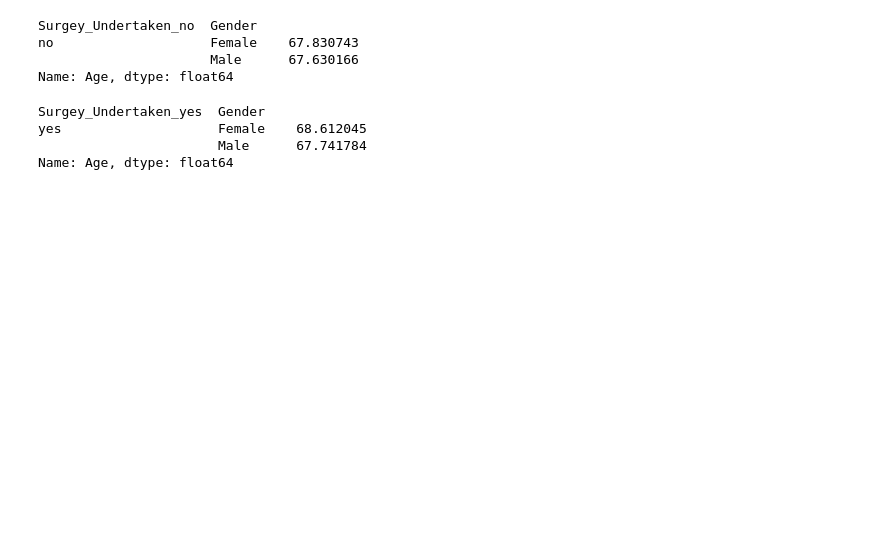
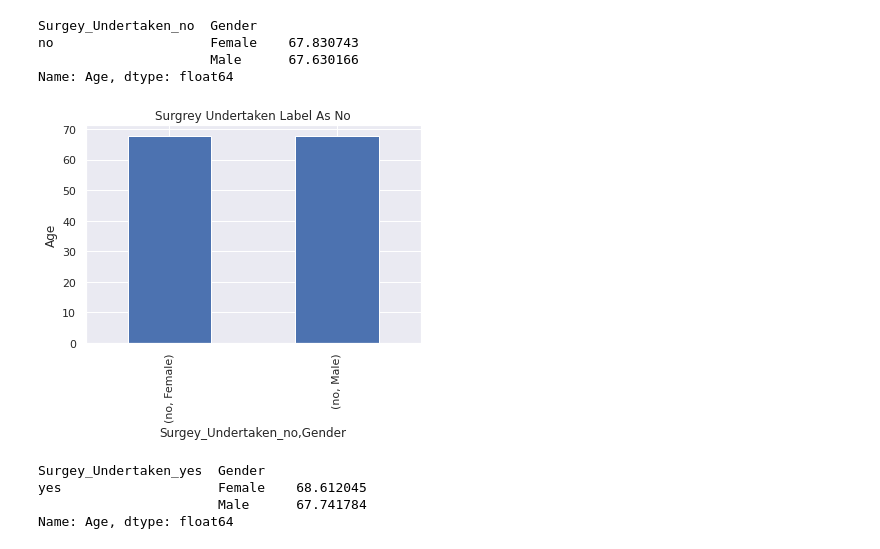
Before and after one commit to Hamza1122/ML-Ass, a Jupyter notebook: Untitled13.ipynb, the cells around one changed output. Drawn from its saved outputs; the diff is of its cells as text; code cells hidden in the pictures; blank space fills up the shorter version.

```diff
--- a/Untitled13.ipynb
+++ b/Untitled13.ipynb
@@ -193,12 +200,19 @@ Name: Age, dtype: float64
 # %%
 #No of "No" cases mean with respect gender and age
 df['Surgey_Undertaken_no'] = df['Surgey_Undertaken_no'].mask(df['Surgey_Undertaken_no'].ne('no'))
-print(df.groupby(["Surgey_Undertaken_no","Gender"])["Age"].mean())   #female were affected and male in armd
+temp=df.groupby(["Surgey_Undertaken_no","Gender"])["Age"].mean()#female were affected and male in armd
+print(temp)
 # %% [output]
 Surgey_Undertaken_no  Gender
 no                    Female    67.830743
                       Male      67.630166
 Name: Age, dtype: float64
+# %%
+temp.plot(kind ='bar' , title ='Surgrey Undertaken Label As No')
+plt.ylabel('Age')
+plt.show()
+# %% [output]
+[figure, added]
 # %%
 #No of "Yes" cases mean with respect gender and age
 df['Surgey_Undertaken_yes'] = df['Surgey_Undertaken_yes'].mask(df['Surgey_Undertaken_yes'].ne('yes'))
```
Also changed, not shown: parts of 9 cells of this notebook.
